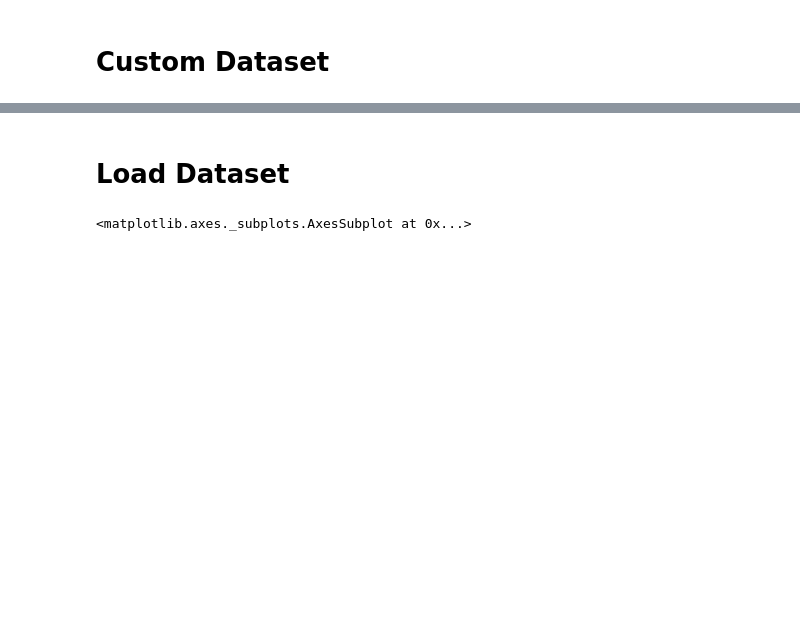
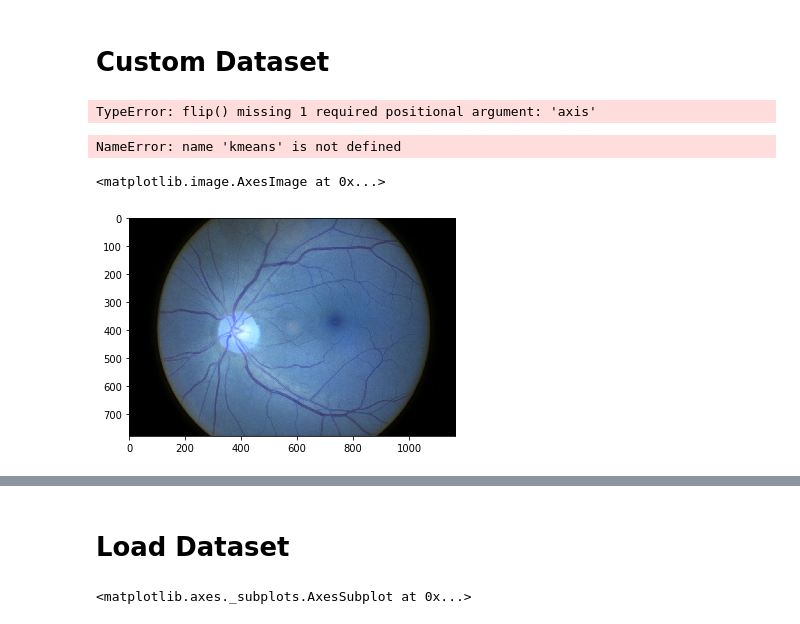
Before and after one commit to carlos-bologna/auto-deep-learning, a Jupyter notebook: notebooks/DeepLearning_GridSearch.ipynb, the cells around one changed output, grey strips where cells are left out. Cells and saved outputs as stored; diff of their text form; code cells hidden in the pictures; blank space fills up the shorter version.

Commit message:
modified:   .gitignore 	modified:   README.md 	modified:   notebooks/DeepLearning_GridSearch.ipynb 	modified:   notebooks/core/parameters.py 	new file:   notebooks/preprocess/preprocess.py

```diff
--- a/notebooks/DeepLearning_GridSearch.ipynb
+++ b/notebooks/DeepLearning_GridSearch.ipynb
@@ -103,0 +132,20 @@ class CustomDataset(Dataset):
+# %%
+prep.Preprocess(DATA_DIR, train.x, train.y, INPUT_SIZE[0], CLEAR_ALL_DATA_BEFORE_PREPROCESS)
+# %% [output]
+TypeError: flip() missing 1 required positional argument: 'axis'
+# %%
+kmeans
+# %% [output]
+NameError: name 'kmeans' is not defined
+# %%
+import cv2
+img = cv2.imread(os.path.join(DATA_DIR, '0/33966_right.jpeg'))
+#img = cv2.imread(os.path.join(DATA_DIR, '0/c24bcf7a1bc4.png'))
+
+if img.shape[0] > 2000 or img.shape[1] > 2000:
+    img = cv2.resize(img, (int(img.shape[1] * 0.3), int(img.shape[0] * 0.3)))
+# %%
+plt.imshow(img, cmap='gray')
+# %% [output]
+<matplotlib.image.AxesImage at 0x...>
+[figure, added]
```
Also changed, not shown: parts of 9 cells of this notebook, 4 other files.
